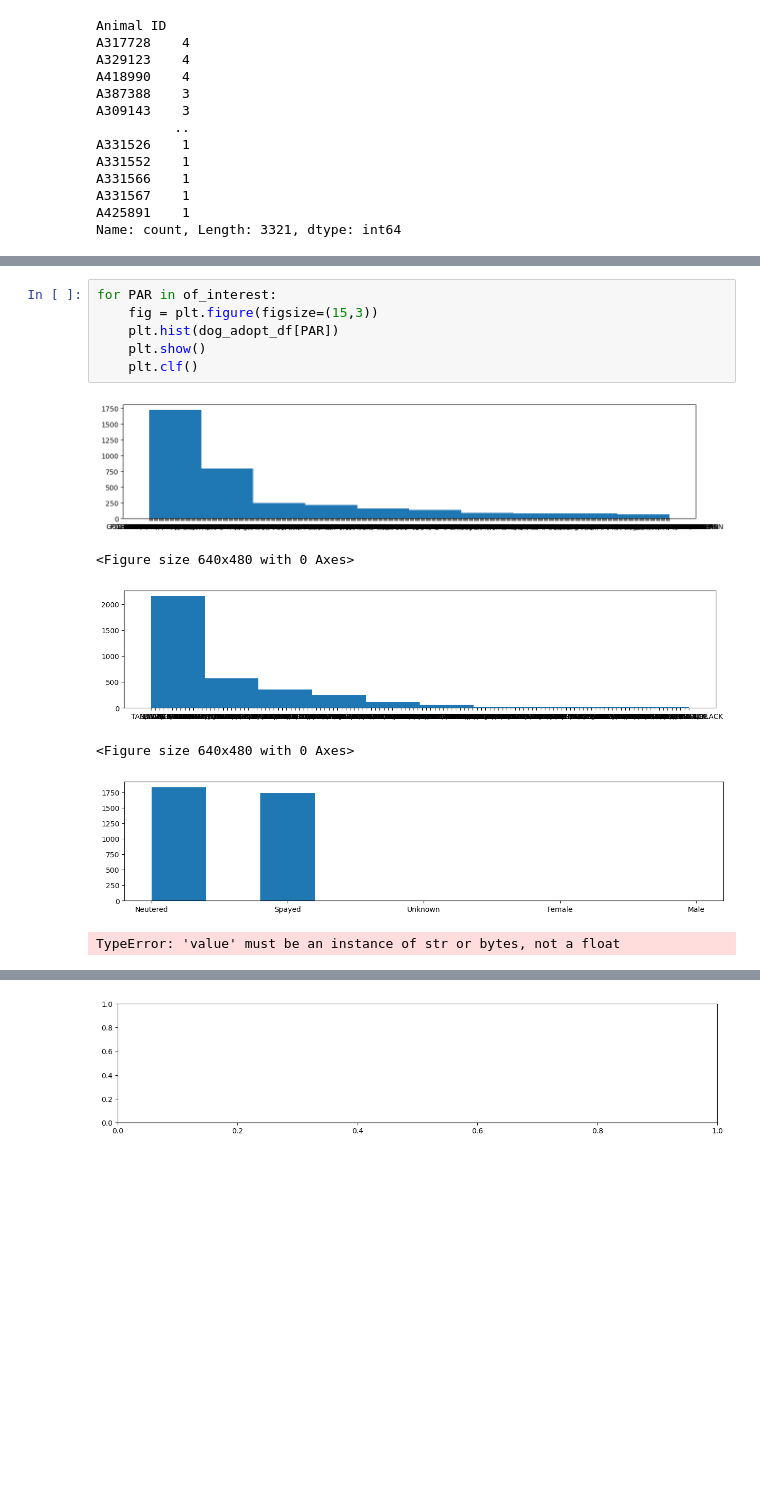
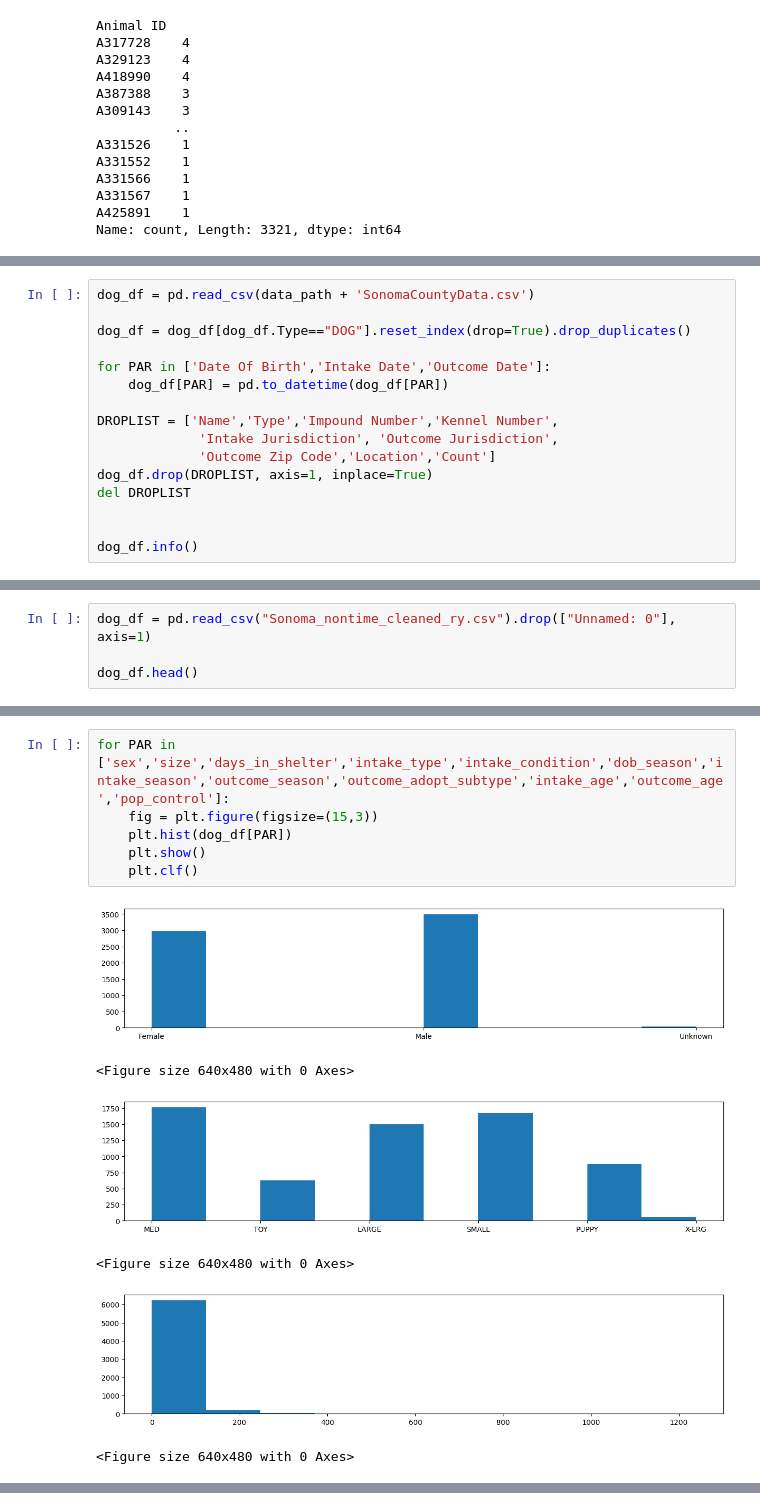
Before and after one commit to rty10/doggy-doggy-what-now, a Jupyter notebook: python_notebooks/nontemporal_EDA_01.ipynb, the cells around one changed output, grey strips where cells are left out. Cells and saved outputs as stored; diff of their text form; blank space fills up the shorter version.

```diff
--- a/python_notebooks/nontemporal_EDA_01.ipynb
+++ b/python_notebooks/nontemporal_EDA_01.ipynb
@@ -461,0 +454,16 @@ of_interest = features + outcomes
+# %%
+dog_df = pd.read_csv(data_path + 'SonomaCountyData.csv')
+
+dog_df = dog_df[dog_df.Type=="DOG"].reset_index(drop=True).drop_duplicates()
+
+for PAR in ['Date Of Birth','Intake Date','Outcome Date']:
+    dog_df[PAR] = pd.to_datetime(dog_df[PAR])
+
+DROPLIST = ['Name','Type','Impound Number','Kennel Number',
+             'Intake Jurisdiction', 'Outcome Jurisdiction',
+             'Outcome Zip Code','Location','Count']
+dog_df.drop(DROPLIST, axis=1, inplace=True)
+del DROPLIST
+
+
+dog_df.info()
@@ -461,0 +729,4 @@ of_interest = features + outcomes
+# %%
+dog_df = pd.read_csv("Sonoma_nontime_cleaned_ry.csv").drop(["Unnamed: 0"], axis=1)
+
+dog_df.head()
@@ -462,13 +761,13 @@ of_interest = features + outcomes
 # %%
-for PAR in of_interest:
+for PAR in ['sex','size','days_in_shelter','intake_type','intake_condition','dob_season','intake_season','outcome_season','outcome_adopt_subtype','intake_age','outcome_age','pop_control']:
     fig = plt.figure(figsize=(15,3))
-    plt.hist(dog_adopt_df[PAR])
+    plt.hist(dog_df[PAR])
     plt.show()
     plt.clf()
 # %% [output]
-[figure, old version]
+[figure, new version]
 <Figure size 640x480 with 0 Axes>
-[figure, old version]
+[figure, new version]
 <Figure size 640x480 with 0 Axes>
-[figure, old version]
+[figure, new version]
-TypeError: 'value' must be an instance of str or bytes, not a float
+<Figure size 640x480 with 0 Axes>
@@ -475,2 +775 @@ TypeError: 'value' must be an instance of str or bytes, not a float
 <Figure size 640x480 with 0 Axes>
-[figure, old version]
```
Also changed, not shown: parts of 30 cells of this notebook, 3 other files.
